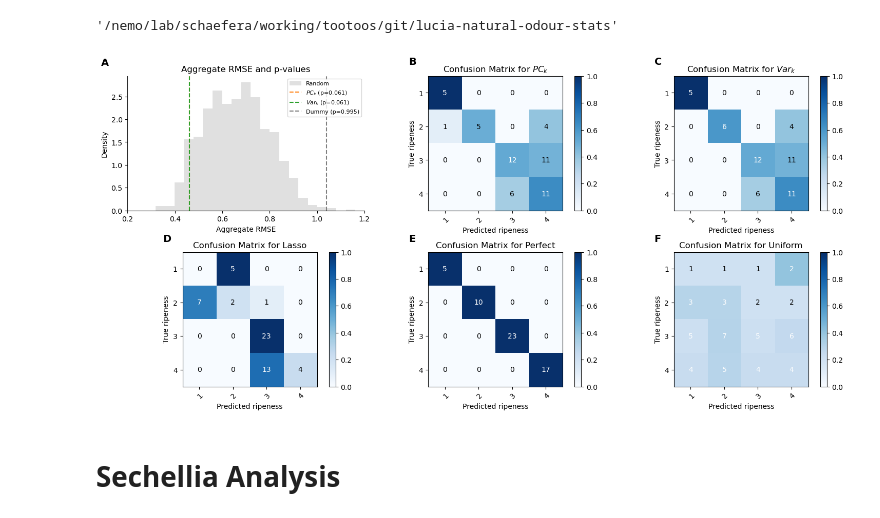
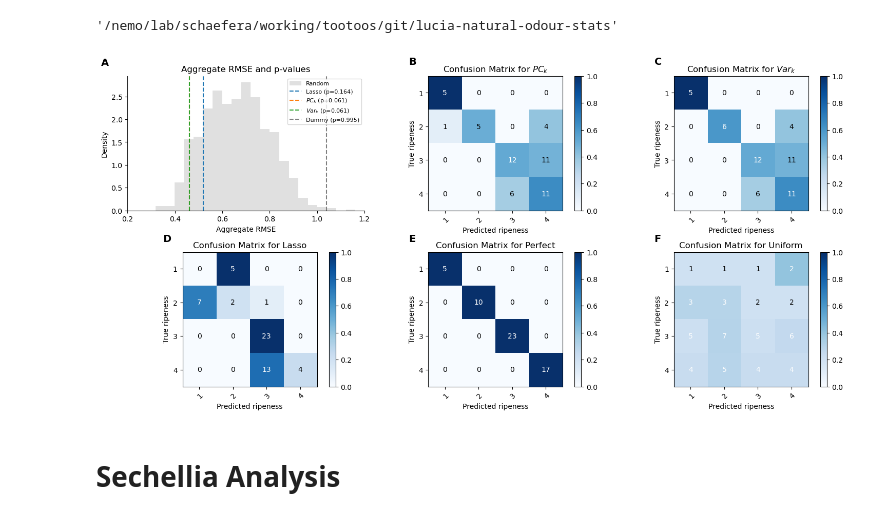
Before and after one commit to stootoon/lucia-natural-odour-stats, a Jupyter notebook: sechellia-demo.ipynb, the cells around one changed output. Drawn from its saved outputs; the diff is of its cells as text; code cells hidden in the pictures.

```diff
--- a/sechellia-demo.ipynb
+++ b/sechellia-demo.ipynb
@@ -40,18 +40,18 @@ A.compute_p_values(n_rand=1000)
 # %%
 reload(common)
 reload(sechellia)
 pr = sechellia.PlotResults(A, colorby="fold")
 pr.plot_figure(panels=[
-    (0, 0, "A", pr.plot_aggregate_p_values, ["pc_k", "var_k", "dummy"]),
+    (0, 0, "A", pr.plot_aggregate_p_values, ["lasso", "pc_k", "var_k", "dummy"]),
     (0, 1, "B", pr.plot_confusion_matrix, "pc_k"),
     (0, 2, "C", pr.plot_confusion_matrix, "var_k"),
     (1, 0, "D", pr.plot_confusion_matrix, "lasso"),
     (1, 1, "E", pr.plot_confusion_matrix, "perfect"),
     (1, 2, "F", pr.plot_confusion_matrix, "uniform")
 ])
 plt.savefig("sechellia.pdf", bbox_inches=None)
 # %% [output]
-[figure, old version]
+[figure, new version]
 # %% [markdown]
 # Sechellia Analysis
 # %% [markdown]
```
Also changed, not shown: 1 other file.
